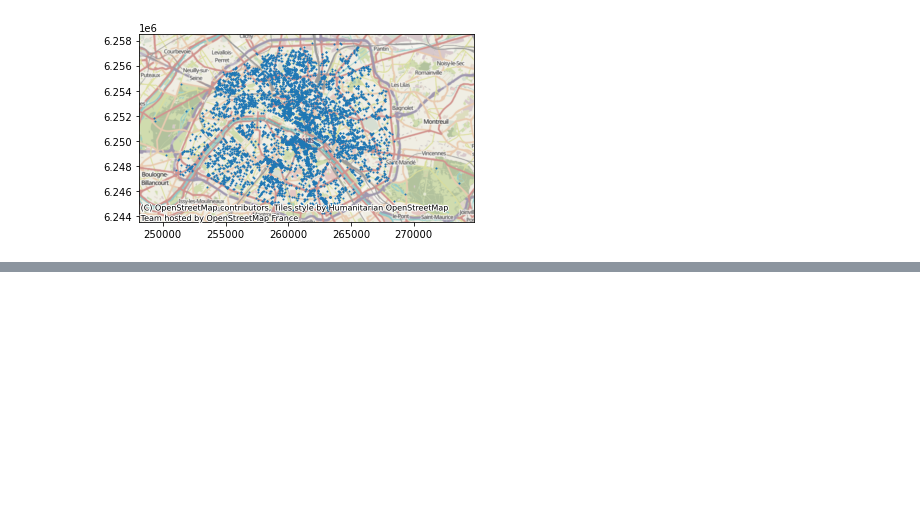
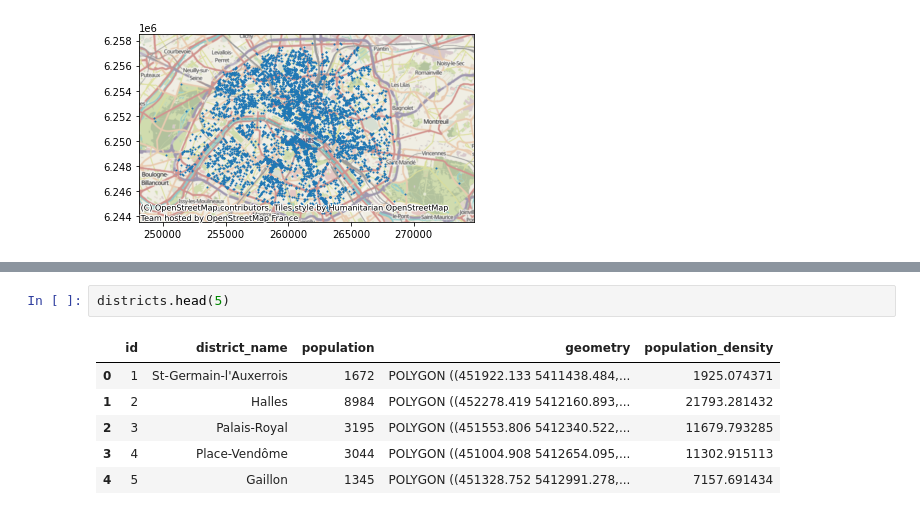
Before and after one commit to tanersoner/Data-Visualization-with-Python, a Jupyter notebook: Working with Geodata in Python.ipynb, the cells around one changed output, grey strips where cells are left out. Saved outputs shown, nothing was run; the diff lists cells and outputs as text; blank space fills up the shorter version.

```diff
--- a/Working with Geodata in Python.ipynb
+++ b/Working with Geodata in Python.ipynb
@@ -78,0 +220,9 @@ plt.show()
+# %%
+districts.head(5)
+# %% [output]
+|  | id | district_name | population | geometry | population_density |
+| 0 | 1 | St-Germain-l'Auxerrois | 1672 | POLYGON ((451922.133 5411438.484,... | 1925.074371 |
+| 1 | 2 | Halles | 8984 | POLYGON ((452278.419 5412160.893,... | 21793.281432 |
+| 2 | 3 | Palais-Royal | 3195 | POLYGON ((451553.806 5412340.522,... | 11679.793285 |
+| 3 | 4 | Place-Vendôme | 3044 | POLYGON ((451004.908 5412654.095,... | 11302.915113 |
+| 4 | 5 | Gaillon | 1345 | POLYGON ((451328.752 5412991.278,... | 7157.691434 |
```
Also changed, not shown: parts of 19 cells of this notebook.
